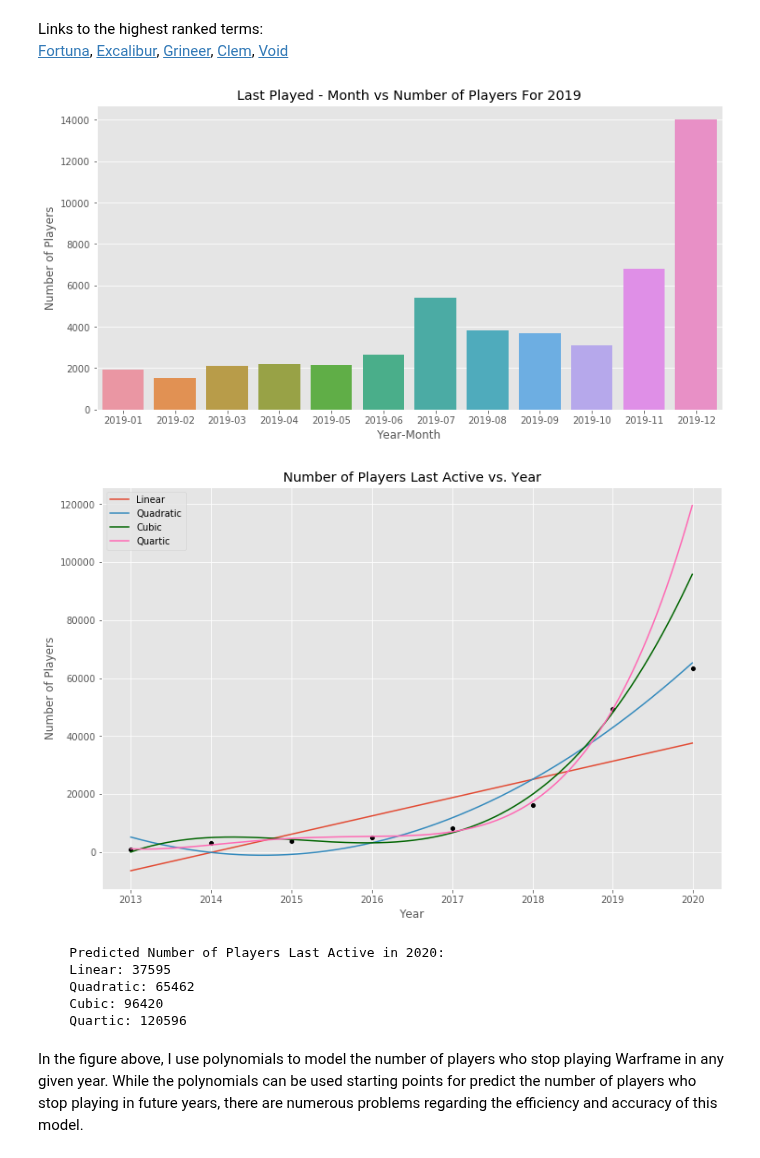
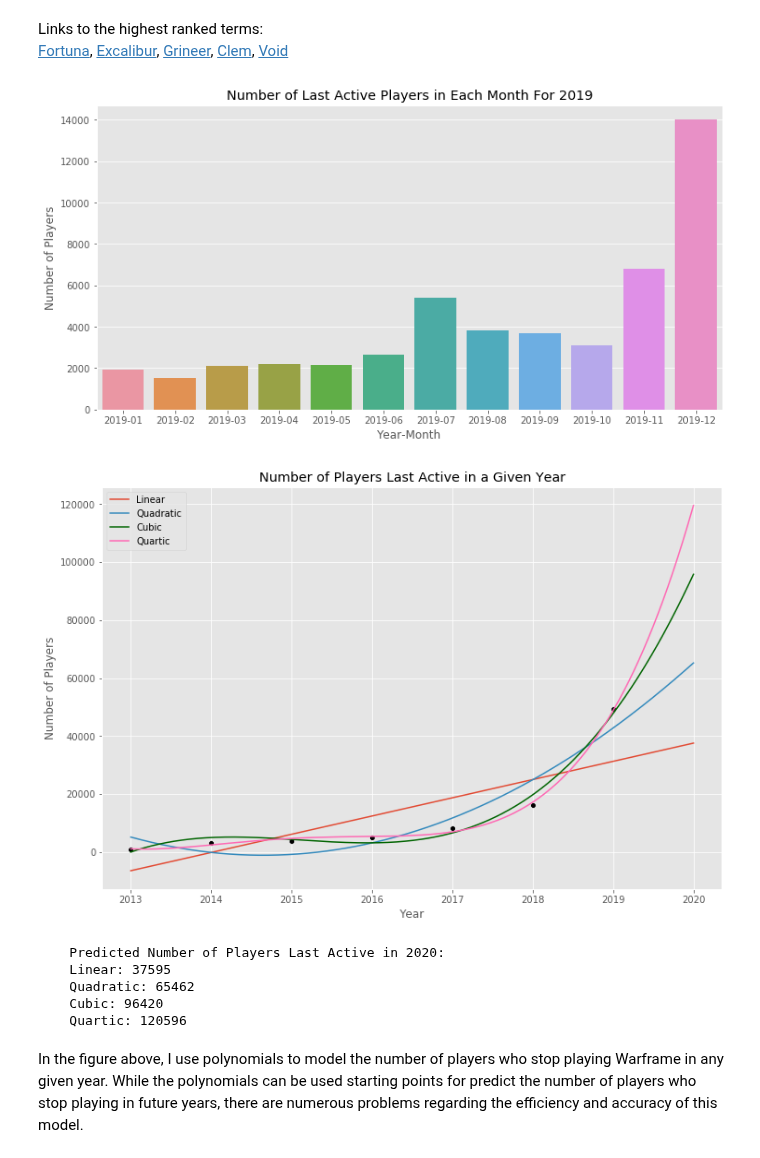
Before and after one commit to ys-lin14/warframe-exploration, a Jupyter notebook: data_exploration.ipynb, the cells around one changed output. Drawn from its saved outputs; the diff is of its cells as text; code cells hidden in the pictures.

Commit message:
rename barplot and scatterplot for last active players, remove number of inactive players in 2020 from scatterplot

```diff
--- a/data_exploration.ipynb
+++ b/data_exploration.ipynb
@@ -633,18 +633,18 @@ year_months_last_played_subset = year_months_last_played[
 ]
 
 plt.figure(figsize=(12, 6))
-year_month_last_played_scatter = sns.barplot(
+year_month_last_played_bar = sns.barplot(
     x=year_months_last_played_subset.index,
     y=year_months_last_played_subset
 )
-year_month_last_played_scatter.set(
-    title="Last Played - Month vs Number of Players For {0}".format(year),
+year_month_last_played_bar.set(
+    title="Number of Last Active Players in Each Month For {}".format(year),
     xlabel="Year-Month",
     ylabel="Number of Players"
 )
 plt.show()
 # %% [output]
-[figure, old version]
+[figure, new version]
 # %%
 years_last_played_subset = years_last_played[:-1]
 x_pred = np.arange(2013, 2020, 0.01)
@@ -663,41 +663,41 @@ quartic_y_pred = quartic_polynomial(x_pred)
 # %%
 plt.figure(figsize=(12, 8))
 year_last_played_scatter = sns.scatterplot(
-    data=years_last_played,
+    data=years_last_played[:-1],
     color="black"
 )
 year_last_played_scatter.set(
-    title="Number of Players Last Active vs. Year",
+    title="Number of Players Last Active in a Given Year",
     xlabel="Year",
     ylabel="Number of Players"
 )
 
 # plot best-fit lines
 plt.plot(
     x_pred, linear_y_pred,
     x_pred, quadratic_y_pred,
     x_pred, cubic_y_pred, "darkgreen",
     x_pred, quartic_y_pred, "hotpink"
 )
 plt.legend(["Linear", "Quadratic", "Cubic", "Quartic"])
 plt.show()
 
 print(
     """
     Predicted Number of Players Last Active in 2020:
     Linear: {0}
     Quadratic: {1}
     Cubic: {2}
     Quartic: {3}
     """.format(
         int(round(linear_polynomial(2020), 0)),
         int(round(quadratic_polynomial(2020), 0)),
         int(round(cubic_polynomial(2020), 0)),
         int(round(quartic_polynomial(2020), 0))
     )
 )
 # %% [output]
-[figure, old version]
+[figure, new version]
     Predicted Number of Players Last Active in 2020:
     Linear: 37595
     Quadratic: 65462
```
Also changed, not shown: parts of 1 cell of this notebook.
